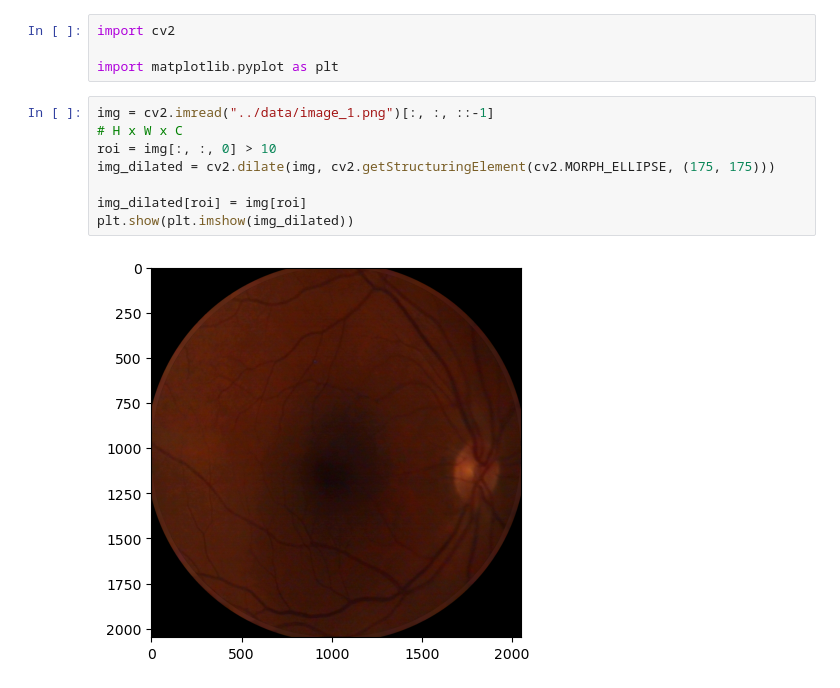
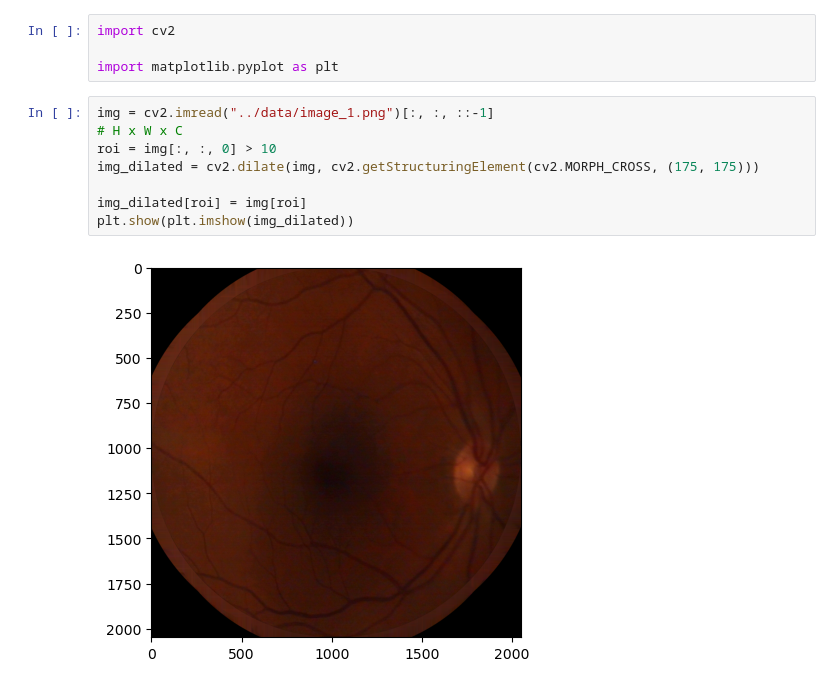
Before and after one commit to florianbasset/fundus-preprocessor-toolkit, a Jupyter notebook: notebook/test_dilate.ipynb, the cells around one changed output. Cells and saved outputs as stored; diff of their text form.

Commit message:
Added images

```diff
--- a/notebook/test_dilate.ipynb
+++ b/notebook/test_dilate.ipynb
@@ -5,10 +5,10 @@ import matplotlib.pyplot as plt
 # %%
 img = cv2.imread("../data/image_1.png")[:, :, ::-1]
 # H x W x C
 roi = img[:, :, 0] > 10
-img_dilated = cv2.dilate(img, cv2.getStructuringElement(cv2.MORPH_ELLIPSE, (175, 175)))
+img_dilated = cv2.dilate(img, cv2.getStructuringElement(cv2.MORPH_CROSS, (175, 175)))
 
 img_dilated[roi] = img[roi]
 plt.show(plt.imshow(img_dilated))
 # %% [output]
-[figure, old version]
+[figure, new version]
```
Also changed, not shown: 6 other files.
